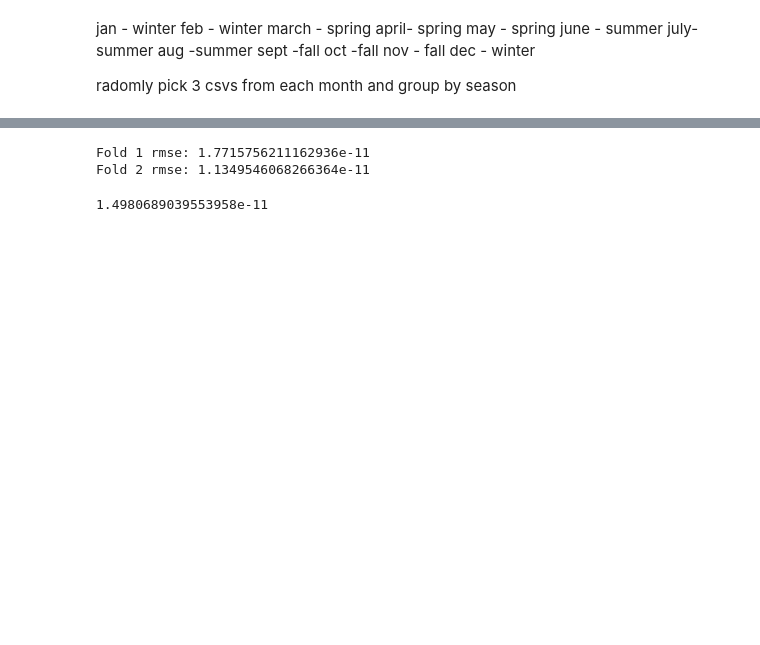
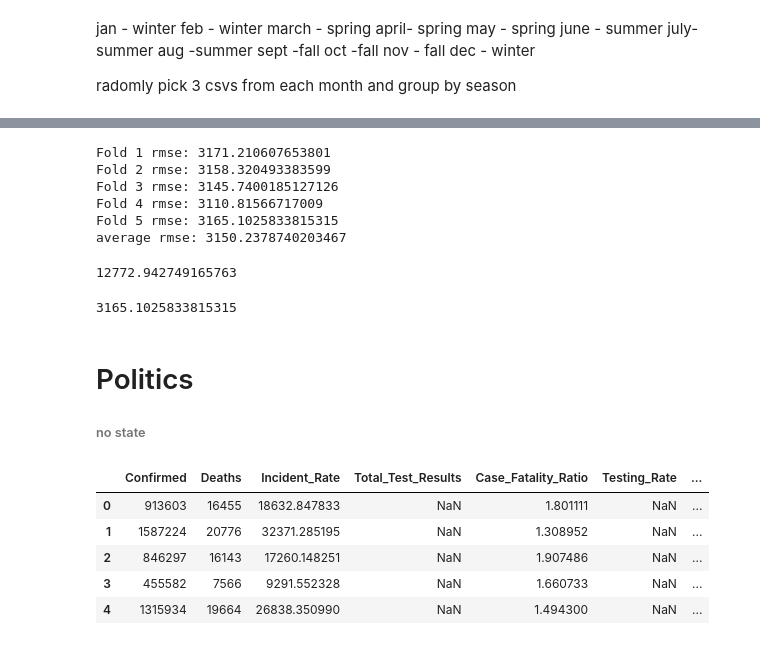
Before and after one commit to jaycee-pang/data200s-covid19, a Jupyter notebook: prelim_model.ipynb, the cells around one changed output, grey strips where cells are left out. Drawn from its saved outputs; the diff is of its cells as text; code cells hidden in the pictures; blank space fills up the shorter version.

```diff
--- a/prelim_model.ipynb
+++ b/prelim_model.ipynb
@@ -240,15 +232,16 @@ def rmse(predicted, actual):
     """
     return np.sqrt(np.mean((actual - predicted)**2))
 # %%
-from sklearn.model_selection import KFold, cross_val_score
+from sklearn.model_selection import KFold, cross_val_score, train_test_split
 from sklearn.linear_model import LinearRegression
-model = LinearRegression(fit_intercept=True)
 kf = KFold(n_splits=5, shuffle=True, random_state=42)  # Adjust the number of splits as needed
+X_train, X_test, y_train, y_test = train_test_split(X, target, test_size=0.2, random_state=42)
 
 # List to store RMSE values for each fold
 rmse_scores = []
 fold = 0
 for train_index, test_index in kf.split(X):
+    model = LinearRegression(fit_intercept=True)
     fold+=1
     X_train, X_test = X.iloc[train_index], X.iloc[test_index]
     y_train, y_test = target.iloc[train_index], target.iloc[test_index]
@@ -264,12 +257,47 @@ for train_index, test_index in kf.split(X):
 average_rmse = np.mean(rmse_scores)
 print(f"average rmse: {average_rmse}")
 # %% [output]
-Fold 1 rmse: 1.7715756211162936e-11
-Fold 2 rmse: 1.1349546068266364e-11
+Fold 1 rmse: 3171.210607653801
+Fold 2 rmse: 3158.320493383599
+Fold 3 rmse: 3145.7400185127126
+Fold 4 rmse: 3110.81566717009
+Fold 5 rmse: 3165.1025833815315
+average rmse: 3150.2378740203467
+# %%
+np.average(y_test)
+# %% [output]
+12772.942749165763
 # %%
+y_pred=model.predict(X_test)
 rmse_err = rmse(y_pred, y_test)
 rmse_err
 # %% [output]
-1.4980689039553958e-11
+3165.1025833815315
 # %%
 # model_1 = LinearRegression(fit_intercept=True)
+# %% [markdown]
+# Politics
+###### no state
+# %%
+concats = [pd.concat(df, axis=0) for df in data.values()]
+
+all_data = pd.concat(concats, axis=0)
+
+all_politics = pd.read_csv("../datasets/dataverse_files/1976-2020-president.csv")
+all_politics = all_politics[all_politics['year']==2020]
+max_vote=all_politics.groupby(by=['state'])['candidatevotes'].idxmax()
+all_politics = all_politics.loc[max_vote][['state', 'party_simplified']]
+
+all_data['Province_State'] = all_data['Province_State'].str.lower()
+all_politics['state'] = all_politics['state'].str.lower()
+
+all_data=all_data.merge(all_politics, left_on='Province_State', right_on='state')
+all_data.drop(columns=['Date', 'Province_State', 'state'], inplace=True)
+all_data.head()
+# %% [output]
+|  | Confirmed | Deaths | Incident_Rate | Total_Test_Results | Case_Fatality_Ratio | Testing_Rate | ... |
+| 0 | 913603 | 16455 | 18632.847833 | NaN | 1.801111 | NaN | ... |
+| 1 | 1587224 | 20776 | 32371.285195 | NaN | 1.308952 | NaN | ... |
+| 2 | 846297 | 16143 | 17260.148251 | NaN | 1.907486 | NaN | ... |
+| 3 | 455582 | 7566 | 9291.552328 | NaN | 1.660733 | NaN | ... |
+| 4 | 1315934 | 19664 | 26838.350990 | NaN | 1.494300 | NaN | ... |
```
Also changed, not shown: parts of 14 cells of this notebook, 2 other files.
